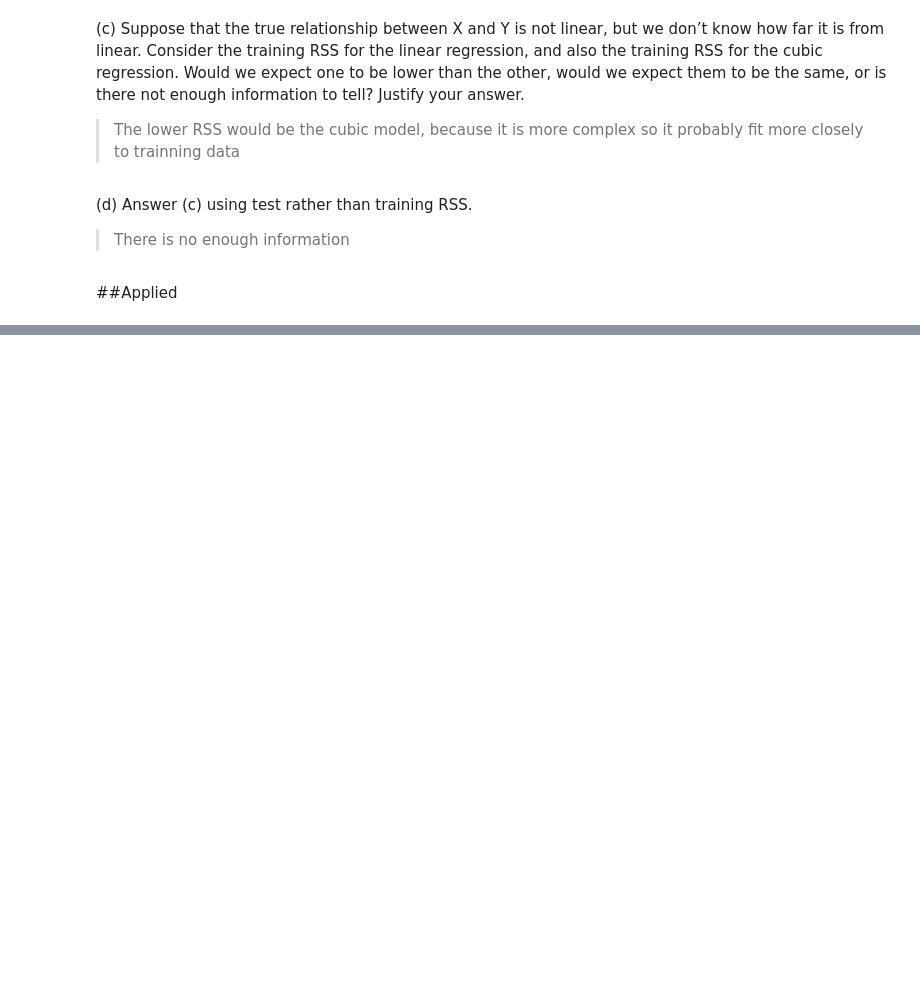
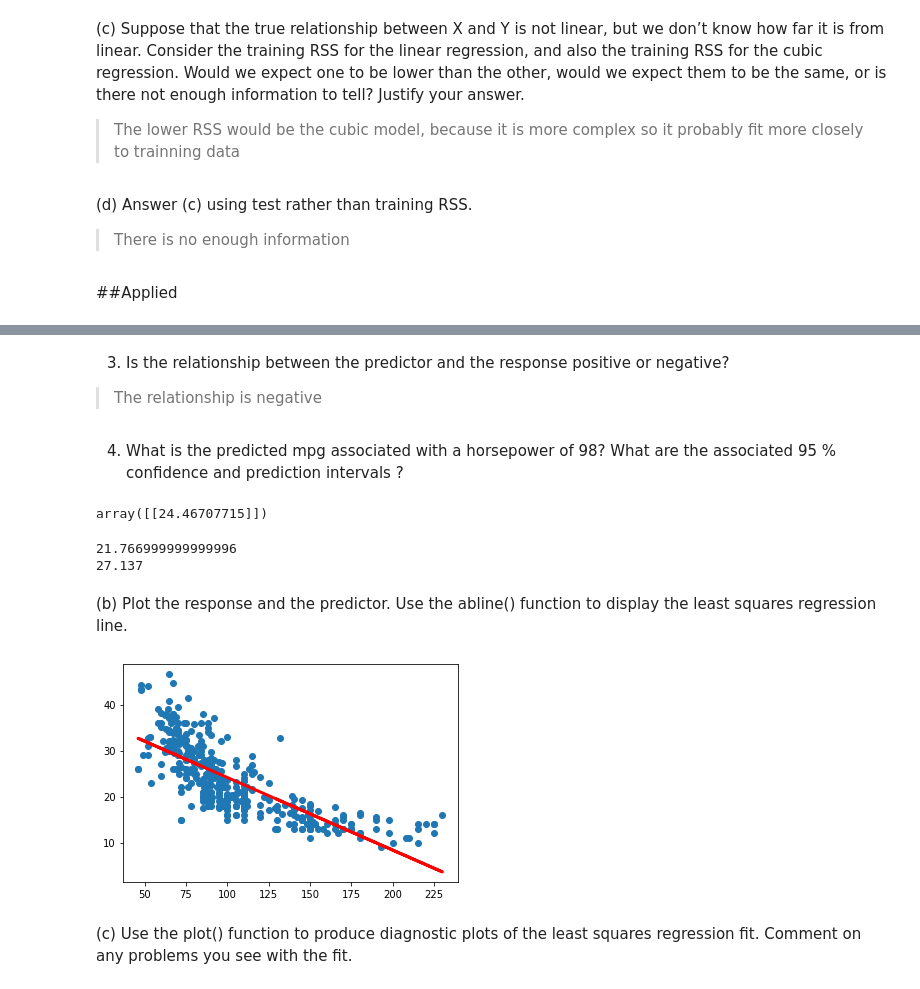
Before and after one commit to gabmac/ISL, a Jupyter notebook: Chapter3_exercises.ipynb, the cells around one changed output, grey strips where cells are left out. Saved outputs shown, nothing was run; the diff lists cells and outputs as text; code cells hidden in the pictures; blank space fills up the shorter version.

```diff
--- a/Chapter3_exercises.ipynb
+++ b/Chapter3_exercises.ipynb
@@ -101,0 +120,6 @@ Y = β0 + β1X + β2X^2 + β3X^3 + ε
+# %%
+path = r'/content/drive/MyDrive/Colab Notebooks/Introduction To Statistical Learning With Applications In R'
+
+dfAuto = pd.read_csv(path+'/Auto.csv')
+print(dfAuto.shape)
+dfAuto.head()
@@ -101,0 +165,14 @@ Y = β0 + β1X + β2X^2 + β3X^3 + ε
+# %%
+reg1 = linear_model.LinearRegression()
+y = dfAuto[['mpg']]
+x = dfAuto[['horsepower']]
+
+reg1.fit(x,y)
+
+print(reg1.coef_,reg1.intercept_)
+
+X = sm.add_constant(x)
+results = sm.OLS(y, X).fit()
+print(results.summary())
+
+y_pred = reg1.predict(x)
@@ -101,0 +213,31 @@ Y = β0 + β1X + β2X^2 + β3X^3 + ε
+# %% [markdown]
+
+3. Is the relationship between the predictor and the response positive or negative?
+
+> The relationship is negative
+# %% [markdown]
+
+4. What is the predicted mpg associated with a horsepower of 98? What are the associated 95 % confidence and prediction intervals ?
+# %%
+reg1.predict(pd.Series([98]).to_frame())
+# %% [output]
+array([[24.46707715]])
+# %%
+print(38.525-0.171*98)
+print(41.347-0.145*98)
+# %% [output]
+21.766999999999996
+27.137
+# %% [markdown]
+(b) Plot the response and the predictor. Use the abline() function
+to display the least squares regression line.
+# %%
+plt.scatter(x,y)
+plt.plot(x, y_pred, color ='red', linewidth = 3)
+plt.xticks()
+plt.yticks()
+plt.show()
+# %% [output]
+[figure, added]
+# %% [markdown]
+(c) Use the plot() function to produce diagnostic plots of the least squares regression fit. Comment on any problems you see with the fit.
```
Also changed, not shown: parts of 15 cells of this notebook.
